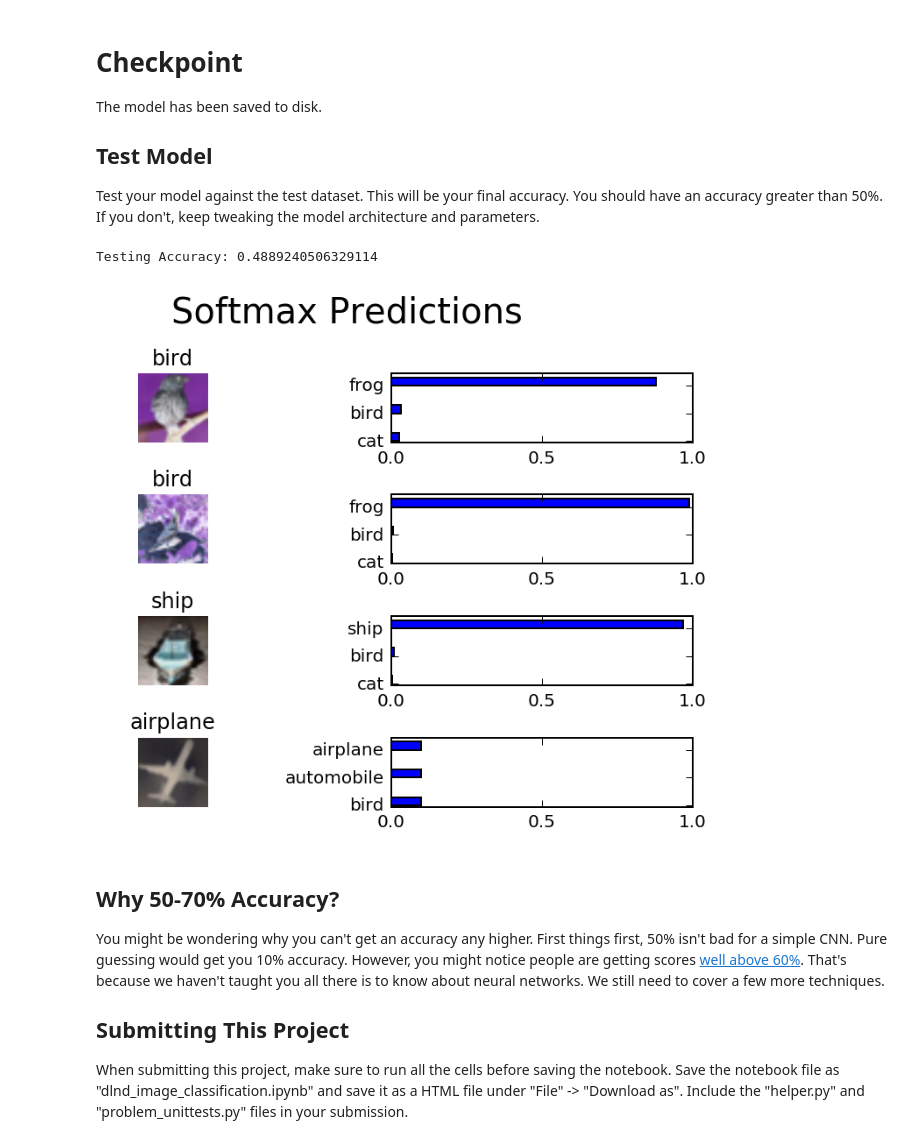
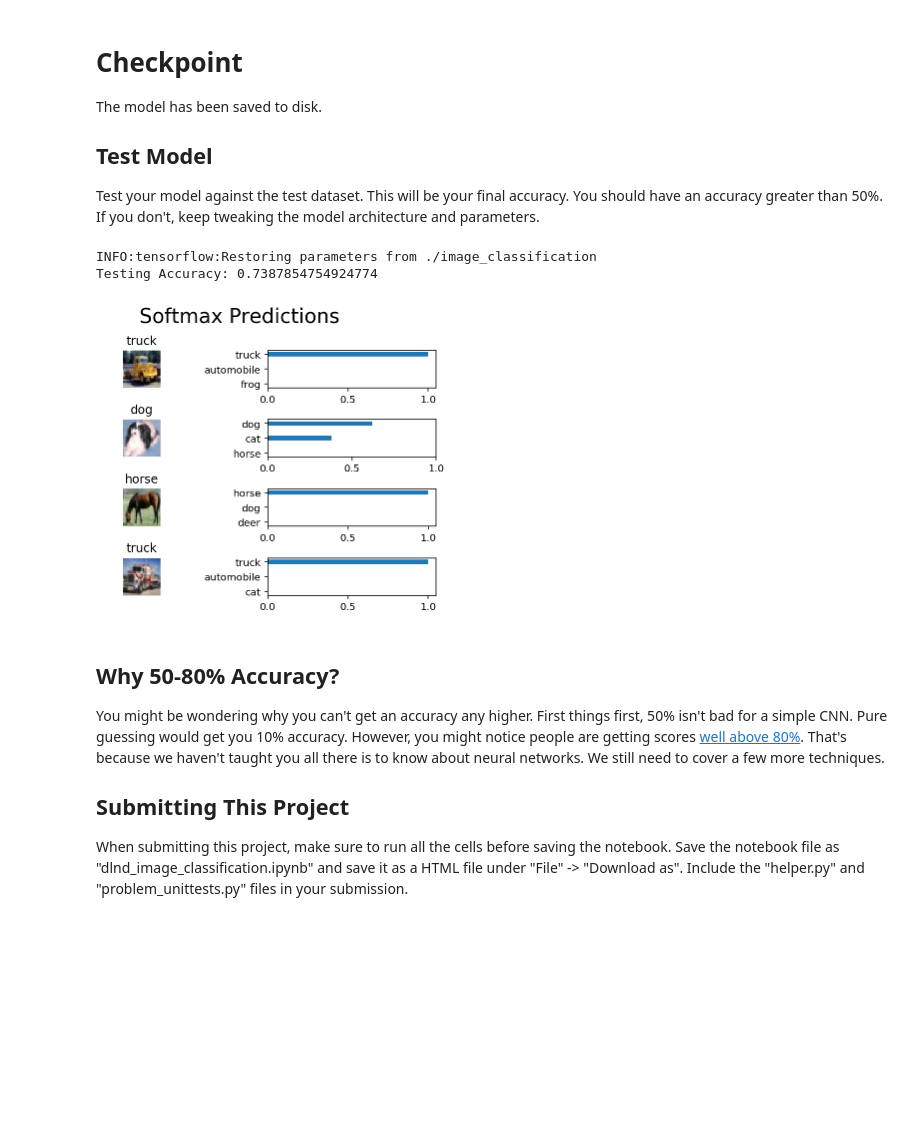
Before and after one commit to jippey67/test, a Jupyter notebook: dlnd_image_classification.ipynb, the cells around one changed output. Drawn from its saved outputs; the diff is of its cells as text; code cells hidden in the pictures; blank space fills up the shorter version.

```diff
--- a/dlnd_image_classification.ipynb
+++ b/dlnd_image_classification.ipynb
@@ -326,28 +378,34 @@ def conv_net(x, keep_prob):
     #    Play around with different number of outputs, kernel size and stride
     # Function Definition from Above:
     #    conv2d_maxpool(x_tensor, conv_num_outputs, conv_ksize, conv_strides, pool_ksize, pool_strides)
-    conv1 = conv2d_maxpool(x, 32, (2, 2), (2, 2), (2, 2), (2, 2))
-    conv1_drop = tf.nn.dropout(conv1, 0.5)
+    y = conv2d_maxpool(x, 32, (3, 3), (1, 1), (2, 2), (2, 2))
+    y = conv2d_maxpool(y, 64, (3, 3), (1, 1), (2, 2), (2, 2))
+    y = conv2d_maxpool(y, 128, (3, 3), (1, 1), (2, 2), (2, 2))
 
     # TODO: Apply a Flatten Layer
     # Function Definition from Above:
     #   flatten(x_tensor)
-    flat = flatten(conv1_drop)
+    y = flatten(y)
 
     # TODO: Apply 1, 2, or 3 Fully Connected Layers
     #    Play around with different number of outputs
     # Function Definition from Above:
     #   fully_conn(x_tensor, num_outputs)
-    fc1 = fully_conn(flat, 100)
+    y = fully_conn(y, 2048)
+    y = tf.nn.dropout(y, keep_prob)
+    y = fully_conn(y, 1024)
+    y = tf.nn.dropout(y, keep_prob)
+    y = fully_conn(y, 512)
+    y = tf.nn.dropout(y, keep_prob)
 
     # TODO: Apply an Output Layer
     #    Set this to the number of classes
     # Function Definition from Above:
     #   output(x_tensor, num_outputs)
-    out = output(fc1, 10)
+    y = output(y, 10)
 
     # TODO: return output
-    return out
+    return y
 
 
 """
@@ -405,8 +463,7 @@ def train_neural_network(session, optimizer, keep_probability, feature_batch, la
     : label_batch: Batch of Numpy label data
     """
     # TODO: Implement Function
-    for epoch_i in range(10):
-        session.run(optimizer, feed_dict={x: feature_batch, y: label_batch, keep_prob: keep_probability})
+    session.run(optimizer, feed_dict={x:feature_batch, y:label_batch, keep_prob:keep_probability})
 
 
 """
@@ -429,10 +486,9 @@ def print_stats(session, feature_batch, label_batch, cost, accuracy):
     : accuracy: TensorFlow accuracy function
     """
     # TODO: Implement Function
-    loss = sess.run(cost, feed_dict={x: feature_batch, y: label_batch, keep_prob: 0.5})
-    valid_acc = sess.run(accuracy, feed_dict={x: valid_features, y: valid_labels, keep_prob: 0.5})
-
-    print('Loss: {:>10.4f} Validation Accuracy: {:.6f}'.format(loss, valid_acc))
+    loss = session.run(cost, feed_dict={x:valid_features, y:valid_labels, keep_prob:1.0})
+    acc = session.run(accuracy, feed_dict={x:valid_features, y:valid_labels, keep_prob:1.0})
+    print("accuracy {:.2f}%, cost {:.2f}".format(acc*100, loss))
 # %% [markdown]
 ### Hyperparameters
 Tune the following parameters:
@@ -445,9 +501,9 @@ Tune the following parameters:
 * Set `keep_probability` to the probability of keeping a node using dropout
 # %%
 # TODO: Tune Parameters
-epochs = 5
-batch_size = 128
-keep_probability = 0.1
+epochs = 20
+batch_size = 1024
+keep_probability = 0.6
 # %% [markdown]
 ### Train on a Single CIFAR-10 Batch
 Instead of training the neural network on all the CIFAR-10 batches of data, let's use a single batch. This should save time while you iterate on the model to get a better accuracy.  Once the final validation accuracy is 50% or greater, run the model on all the data in the next section.
@@ -552,7 +619,7 @@ def test_model():
     Test the saved model against the test dataset
     """
 
-    test_features, test_labels = pickle.load(open('preprocess_training.p', mode='rb'))
+    test_features, test_labels = pickle.load(open('preprocess_test.p', mode='rb'))
     loaded_graph = tf.Graph()
 
     with tf.Session(graph=loaded_graph) as sess:
@@ -560,39 +627,40 @@ def test_model():
         loader = tf.train.import_meta_graph(save_model_path + '.meta')
         loader.restore(sess, save_model_path)
 
         # Get Tensors from loaded model
         loaded_x = loaded_graph.get_tensor_by_name('x:0')
         loaded_y = loaded_graph.get_tensor_by_name('y:0')
         loaded_keep_prob = loaded_graph.get_tensor_by_name('keep_prob:0')
         loaded_logits = loaded_graph.get_tensor_by_name('logits:0')
         loaded_acc = loaded_graph.get_tensor_by_name('accuracy:0')
 
         # Get accuracy in batches for memory limitations
         test_batch_acc_total = 0
         test_batch_count = 0
 
-        for train_feature_batch, train_label_batch in helper.batch_features_labels(test_features, test_labels, batch_size):
+        for test_feature_batch, test_label_batch in helper.batch_features_labels(test_features, test_labels, batch_size):
             test_batch_acc_total += sess.run(
                 loaded_acc,
-                feed_dict={loaded_x: train_feature_batch, loaded_y: train_label_batch, loaded_keep_prob: 1.0})
+                feed_dict={loaded_x: test_feature_batch, loaded_y: test_label_batch, loaded_keep_prob: 1.0})
             test_batch_count += 1
 
         print('Testing Accuracy: {}\n'.format(test_batch_acc_total/test_batch_count))
 
         # Print Random Samples
         random_test_features, random_test_labels = tuple(zip(*random.sample(list(zip(test_features, test_labels)), n_samples)))
         random_test_predictions = sess.run(
             tf.nn.top_k(tf.nn.softmax(loaded_logits), top_n_predictions),
             feed_dict={loaded_x: random_test_features, loaded_y: random_test_labels, loaded_keep_prob: 1.0})
         helper.display_image_predictions(random_test_features, random_test_labels, random_test_predictions)
 
 
 test_model()
 # %% [output]
-Testing Accuracy: 0.4889240506329114
+INFO:tensorflow:Restoring parameters from ./image_classification
+Testing Accuracy: 0.7387854754924774
-[figure, old version]
+[figure, new version]
 # %% [markdown]
-## Why 50-70% Accuracy?
-You might be wondering why you can't get an accuracy any higher. First things first, 50% isn't bad for a simple CNN.  Pure guessing would get you 10% accuracy. However, you might notice people are getting scores [well above 60%](http://rodrigob.github.io/are_we_there_yet/build/classification_datasets_results.html#43494641522d3130).  That's because we haven't taught you all there is to know about neural networks. We still need to cover a few more techniques.
+## Why 50-80% Accuracy?
+You might be wondering why you can't get an accuracy any higher. First things first, 50% isn't bad for a simple CNN.  Pure guessing would get you 10% accuracy. However, you might notice people are getting scores [well above 80%](http://rodrigob.github.io/are_we_there_yet/build/classification_datasets_results.html#43494641522d3130).  That's because we haven't taught you all there is to know about neural networks. We still need to cover a few more techniques.
 ## Submitting This Project
 When submitting this project, make sure to run all the cells before saving the notebook.  Save the notebook file as "dlnd_image_classification.ipynb" and save it as a HTML file under "File" -> "Download as".  Include the "helper.py" and "problem_unittests.py" files in your submission.
```
Also changed, not shown: parts of 18 cells of this notebook.
